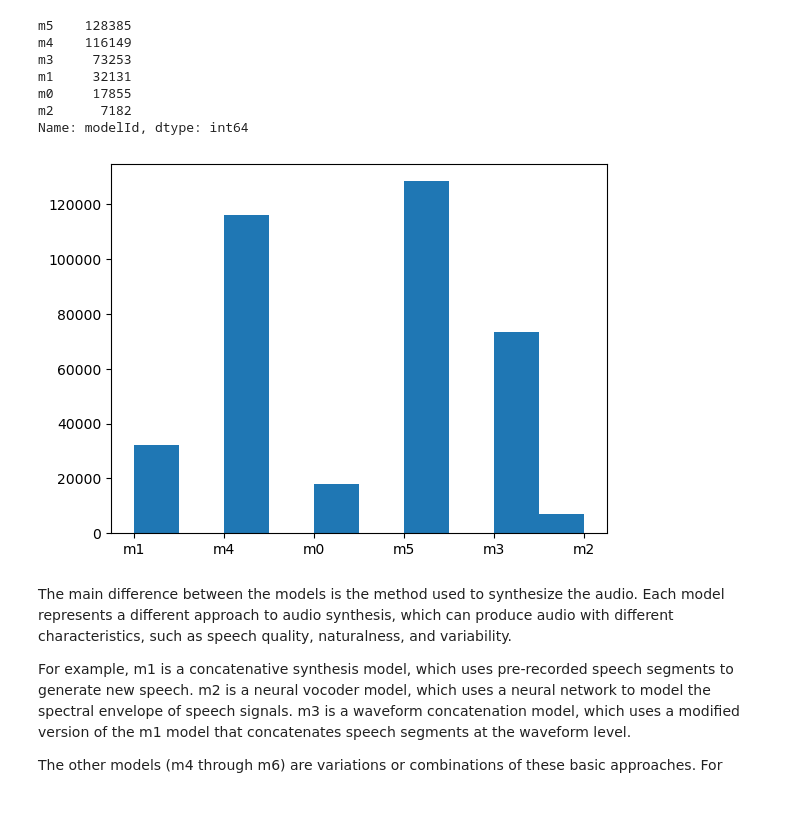
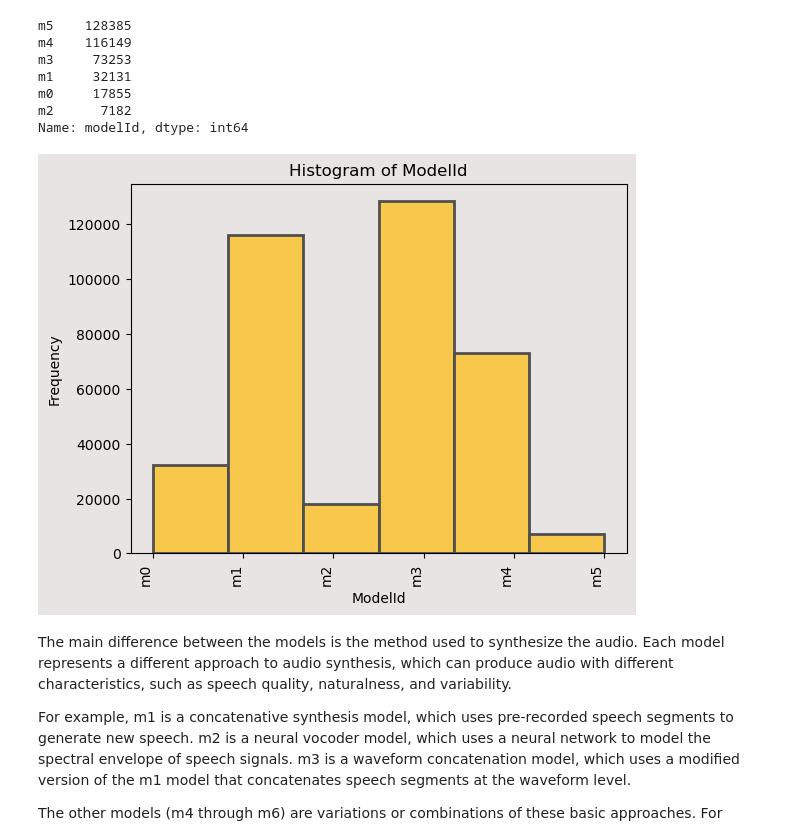
Before and after one commit to smileshey/VoiceClass--NN, a Jupyter notebook: 01. EDA.ipynb, the cells around one changed output. Saved outputs shown, nothing was run; the diff lists cells and outputs as text; code cells hidden in the pictures; blank space fills up the shorter version.

```diff
--- a/01. EDA.ipynb
+++ b/01. EDA.ipynb
@@ -75,9 +72,33 @@ m0     17855
 m2      7182
 Name: modelId, dtype: int64
 # %%
-plt.hist(df_ai['modelId']);
+yellow = '#f8c84c'
+grey = '#4F4F4F'
+background = '#e8e4e4'
+
+# Create the color map
+colors = [grey, yellow]
+cmap = LinearSegmentedColormap.from_list('my_palette', colors)
+
+modelIds = sorted(df_ai['modelId'].unique())
+
+# Plot the histogram with custom colors and horizontal bars
+fig = plt.figure(facecolor=background)
+ax = plt.gca()
+ax.hist(df_ai['modelId'], bins=len(modelIds), color=colors[1], edgecolor=grey, linewidth=2)
+ax.set_facecolor(background)
+
+# Set the xticks and xticklabels to show the original ModelIds and the frequency of each bin
+xtick_positions = np.arange(len(modelIds))
+xtick_labels = sorted(df_ai['modelId'].unique())
+ax.set_xticks(xtick_positions)
+ax.set_xticklabels(xtick_labels, rotation=90, ha='right')
+plt.title('Histogram of ModelId')
+plt.xlabel('ModelId')
+plt.ylabel('Frequency')
+plt.show()
 # %% [output]
-[figure, old version]
+[figure, new version]
 # %% [markdown]
 The main difference between the models is the method used to synthesize the audio. Each model represents a different approach to audio synthesis, which can produce audio with different characteristics, such as speech quality, naturalness, and variability.
 
```
Also changed, not shown: parts of 29 cells of this notebook, 18 other files.
